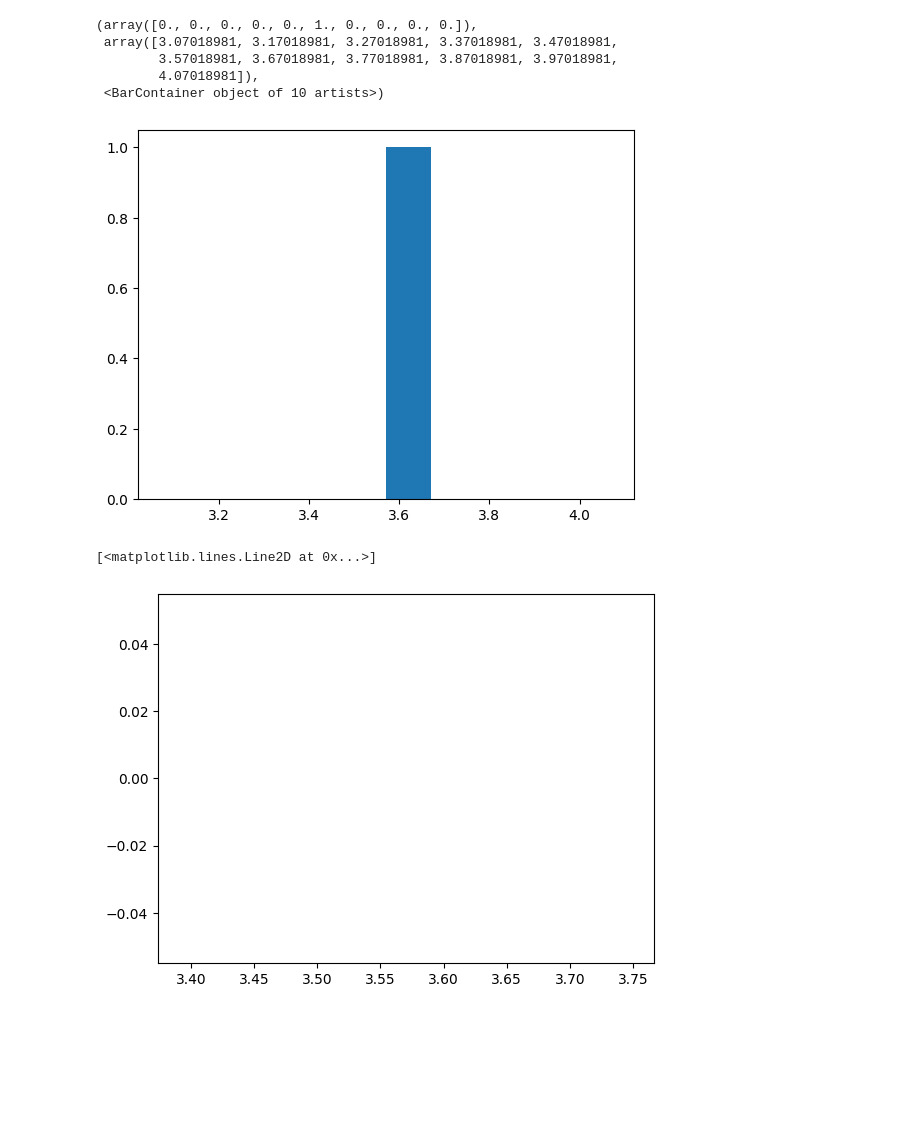
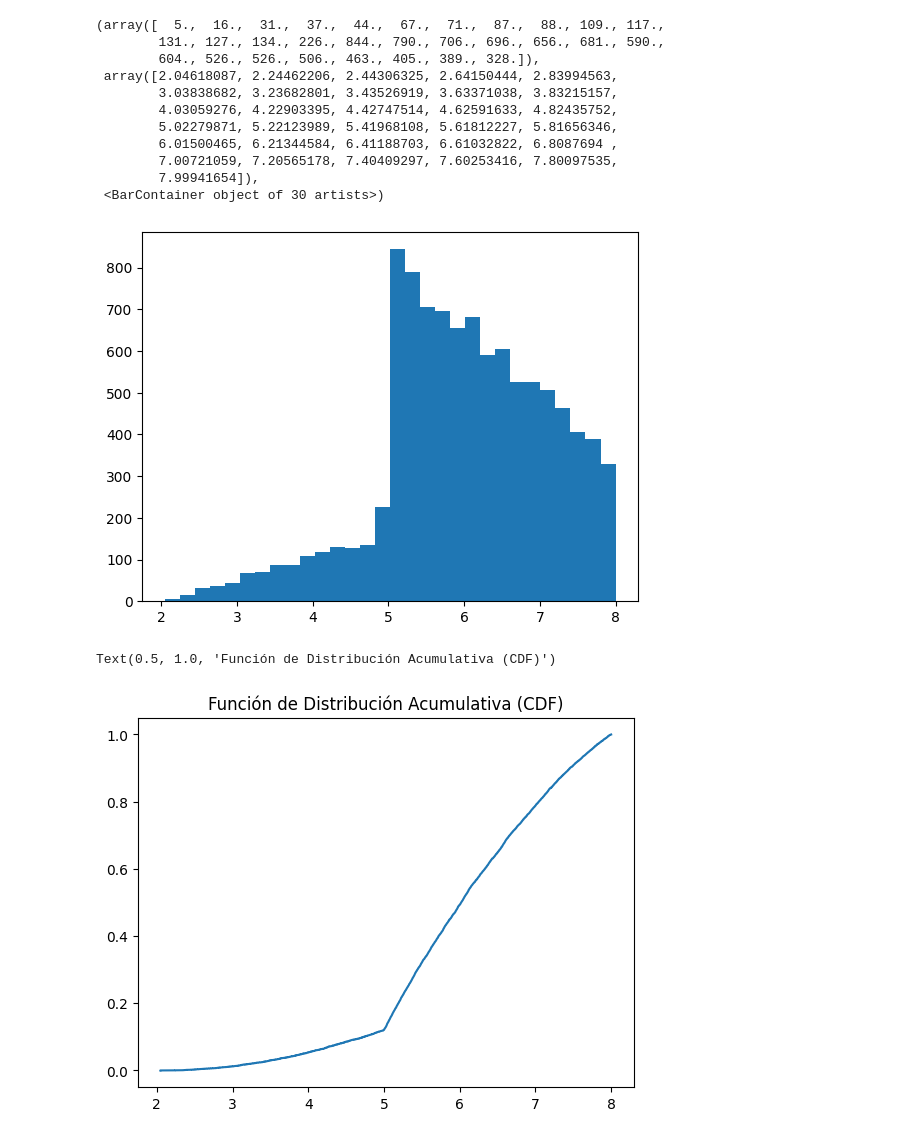
Before and after one commit to Gabriela2685/Simulacion1, a Jupyter notebook: Metodo_composicion.ipynb, the cells around one changed output. Cells and saved outputs as stored; diff of their text form; code cells hidden in the pictures; blank space fills up the shorter version.

```diff
--- a/Metodo_composicion.ipynb
+++ b/Metodo_composicion.ipynb
@@ -9,29 +9,33 @@ from math import sqrt
 # %%
 def comp(a,b,c,n):
   lista = []
-  A_1 = (b-a)/(c-a) # Area
-  A_2 = (c-b)/(c-a)
+  A_1 = (b-a)/(c-a)
   for i in range(n):
-    x = rnd.random()
-    if 0<x<A_1:
-      R_1 = a+(c-a)*sqrt(x)
-      lista.append(R_1)
-      return lista
+    R_1 = rnd.random()
+    R_2 = rnd.random()
+    if R_1<A_1:
+      x = a+(c-a)*sqrt(R_2)
     else:
-      R_2 = c-(c-b)*sqrt(x)
-      lista.append(R_2)
-      return lista
+      x = c-(c-b)*sqrt(R_2)
+    lista.append(x)
+  return lista
 # %%
-G = comp(2,5,8,100)
+G = comp(2,5,8,10000)
 # %%
-plt.hist(G)
+plt.hist(G,30)
 # %% [output]
-(array([0., 0., 0., 0., 0., 1., 0., 0., 0., 0.]),
- array([3.07018981, 3.17018981, 3.27018981, 3.37018981, 3.47018981,
-        3.57018981, 3.67018981, 3.77018981, 3.87018981, 3.97018981,
-        4.07018981]),
- <BarContainer object of 10 artists>)
+(array([  5.,  16.,  31.,  37.,  44.,  67.,  71.,  87.,  88., 109., 117.,
+        131., 127., 134., 226., 844., 790., 706., 696., 656., 681., 590.,
+        604., 526., 526., 506., 463., 405., 389., 328.]),
+ array([2.04618087, 2.24462206, 2.44306325, 2.64150444, 2.83994563,
+        3.03838682, 3.23682801, 3.43526919, 3.63371038, 3.83215157,
+        4.03059276, 4.22903395, 4.42747514, 4.62591633, 4.82435752,
+        5.02279871, 5.22123989, 5.41968108, 5.61812227, 5.81656346,
+        6.01500465, 6.21344584, 6.41188703, 6.61032822, 6.8087694 ,
+        7.00721059, 7.20565178, 7.40409297, 7.60253416, 7.80097535,
+        7.99941654]),
+ <BarContainer object of 30 artists>)
-[figure, old version]
+[figure, new version]
 # %%
 def cfd(muestra):
   n = len(muestra)
@@ -42,9 +46,10 @@ def cfd(muestra):
 x,y = cfd(G)
 # %%
 plt.step(x,y)
+plt.title('Función de Distribución Acumulativa (CDF)')
 # %% [output]
-[<matplotlib.lines.Line2D at 0x...>]
+Text(0.5, 1.0, 'Función de Distribución Acumulativa (CDF)')
-[figure, old version]
+[figure, new version]
 # %%
 plt.plot(G)
 # %% [output]
```
Also changed, not shown: parts of 1 cell of this notebook.
